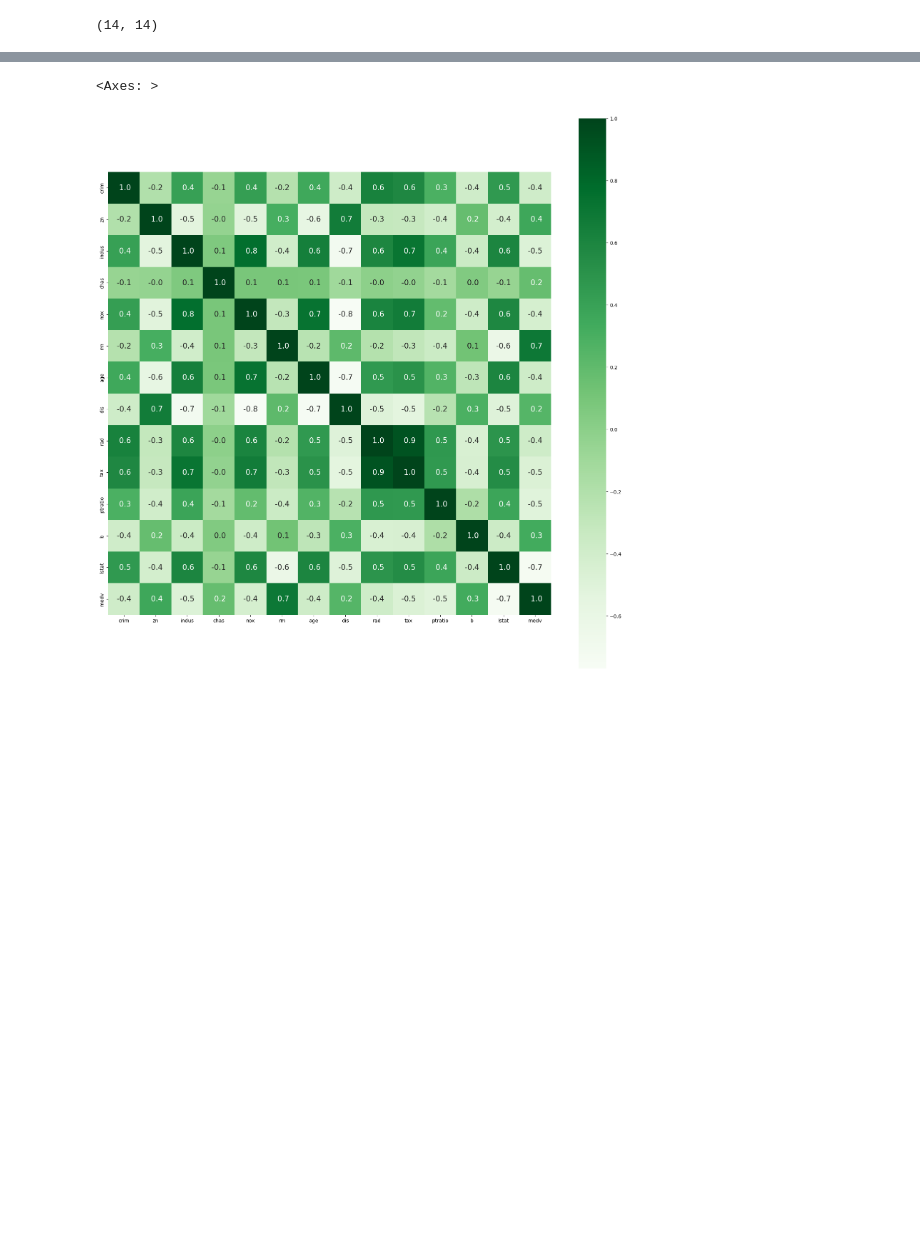
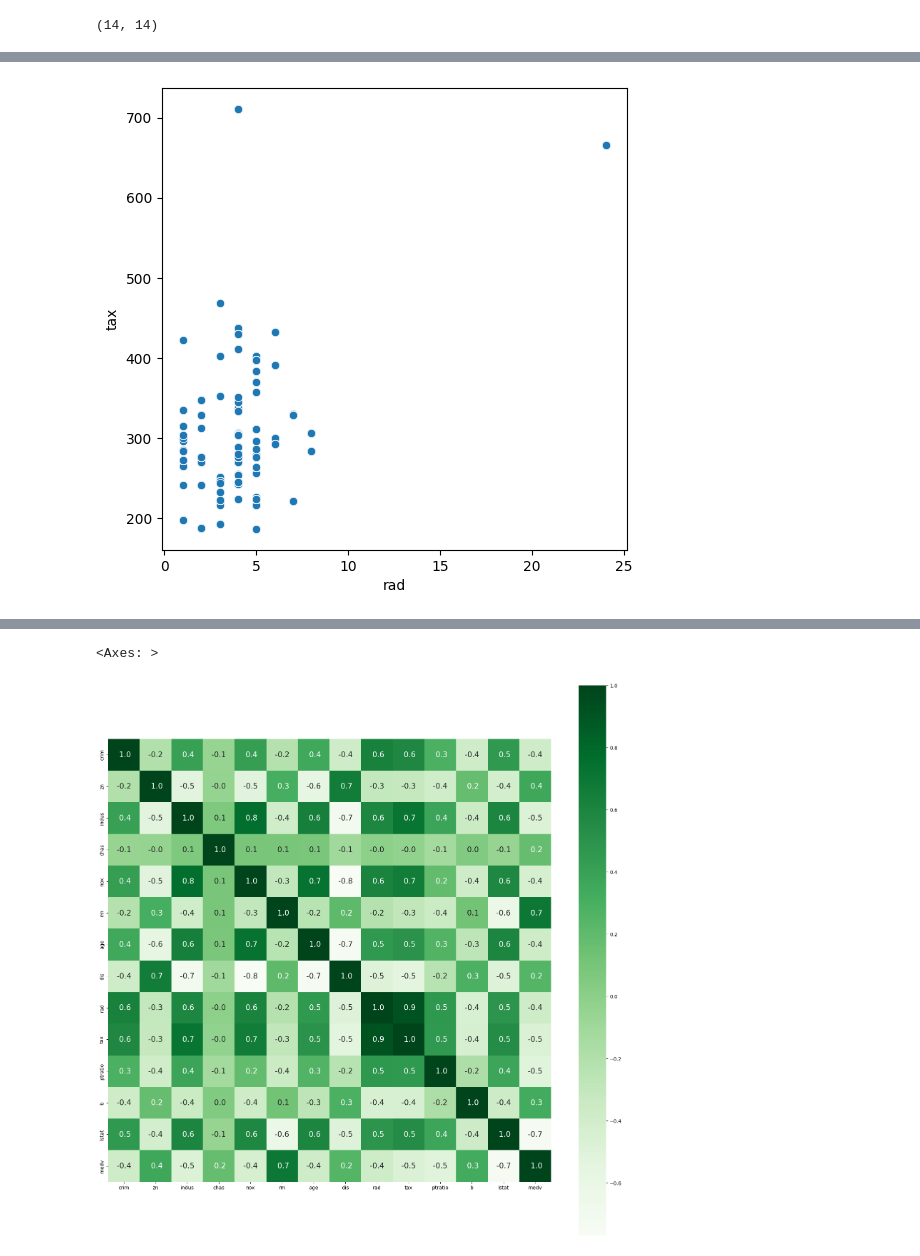
Before and after one commit to iamSt3el/Boston-Housing, a Jupyter notebook: main.ipynb, the cells around one changed output, grey strips where cells are left out. Saved outputs shown, nothing was run; the diff lists cells and outputs as text; code cells hidden in the pictures; blank space fills up the shorter version.

```diff
--- a/main.ipynb
+++ b/main.ipynb
@@ -133,0 +172,9 @@ data.rename(columns={'medv':'price'}, inplace=True)
+# %%
+# Scatterplot to visulaize the relationship between RAD and TAX
+plt.figure(figsize = (6, 6))
+
+sns.scatterplot(x = 'rad', y = 'tax', data = data)
+
+plt.show()
+# %% [output]
+[figure, added]
```
Also changed, not shown: parts of 34 cells of this notebook.
